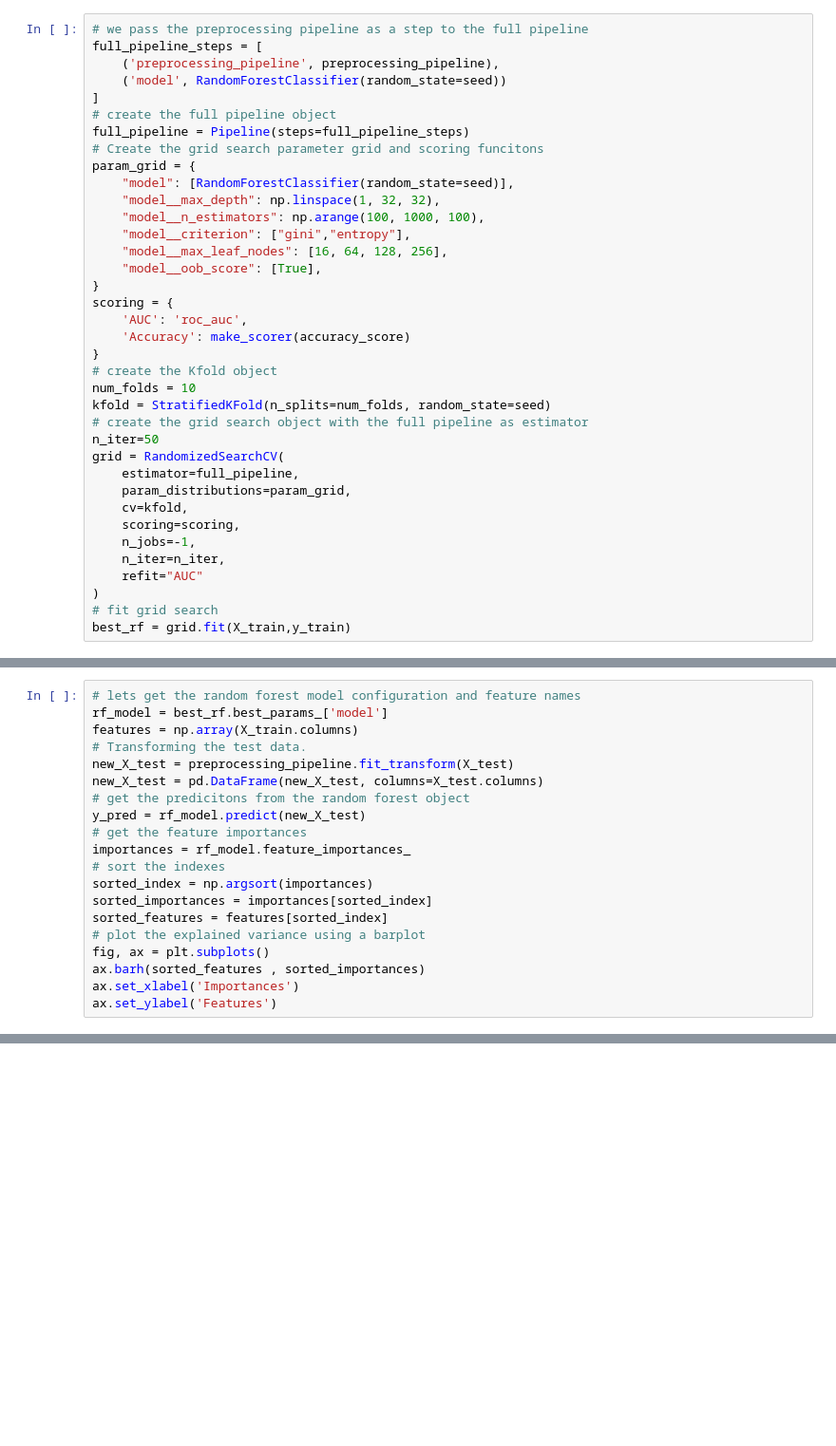
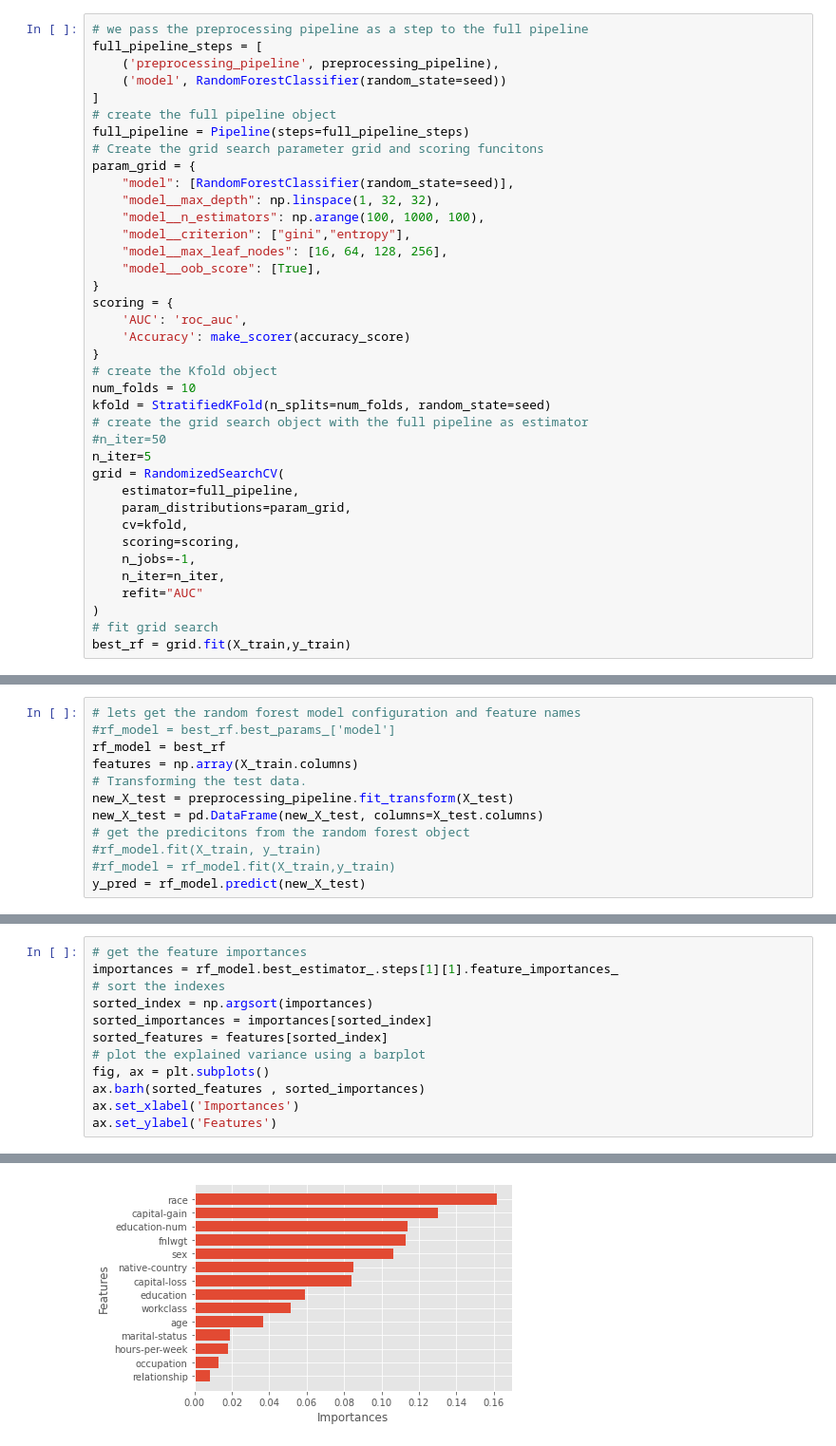
Before and after one commit to DarKenW/emsemble-learning, a Jupyter notebook: Ensemble_Learning_XGBoost_w_GPU.ipynb, the cells around one changed output, grey strips where cells are left out. Shown at 95% size. Saved outputs shown, nothing was run; the diff lists cells and outputs as text; blank space fills up the shorter version.

```diff
--- a/Ensemble_Learning_XGBoost_w_GPU.ipynb
+++ b/Ensemble_Learning_XGBoost_w_GPU.ipynb
@@ -365,7 +388,8 @@ scoring = {
 num_folds = 10
 kfold = StratifiedKFold(n_splits=num_folds, random_state=seed)
 # create the grid search object with the full pipeline as estimator
-n_iter=50
+#n_iter=50
+n_iter=5
 grid = RandomizedSearchCV(
     estimator=full_pipeline,
     param_distributions=param_grid,
@@ -395,20 +458,12 @@ print(classification_report(y_test,pred_test))
 # %%
 # lets get the random forest model configuration and feature names
-rf_model = best_rf.best_params_['model']
+#rf_model = best_rf.best_params_['model']
+rf_model = best_rf
 features = np.array(X_train.columns)
 # Transforming the test data.
 new_X_test = preprocessing_pipeline.fit_transform(X_test)
 new_X_test = pd.DataFrame(new_X_test, columns=X_test.columns)
 # get the predicitons from the random forest object
+#rf_model.fit(X_train, y_train)
+#rf_model = rf_model.fit(X_train,y_train)
 y_pred = rf_model.predict(new_X_test)
-# get the feature importances
-importances = rf_model.feature_importances_
-# sort the indexes
-sorted_index = np.argsort(importances)
-sorted_importances = importances[sorted_index]
-sorted_features = features[sorted_index]
-# plot the explained variance using a barplot
-fig, ax = plt.subplots()
-ax.barh(sorted_features , sorted_importances)
-ax.set_xlabel('Importances')
-ax.set_ylabel('Features')
@@ -414,0 +479,13 @@ ax.set_ylabel('Features')
+# %%
+# get the feature importances
+importances = rf_model.best_estimator_.steps[1][1].feature_importances_
+# sort the indexes
+sorted_index = np.argsort(importances)
+sorted_importances = importances[sorted_index]
+sorted_features = features[sorted_index]
+# plot the explained variance using a barplot
+fig, ax = plt.subplots()
+ax.barh(sorted_features , sorted_importances)
+ax.set_xlabel('Importances')
+ax.set_ylabel('Features')
+# %% [output]
@@ -414,0 +493 @@ ax.set_ylabel('Features')
+[figure, added]
```
Also changed, not shown: parts of 57 cells of this notebook.
